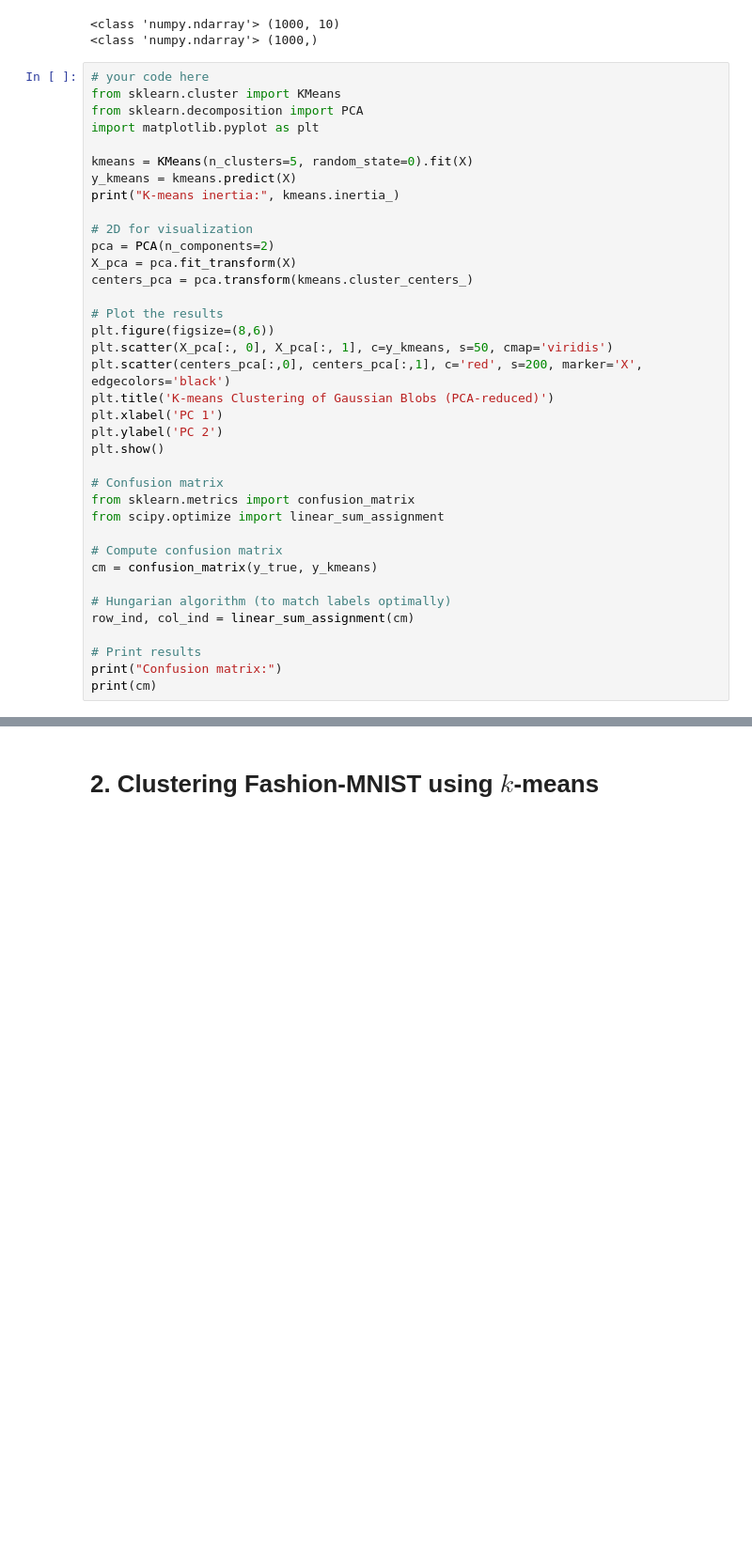
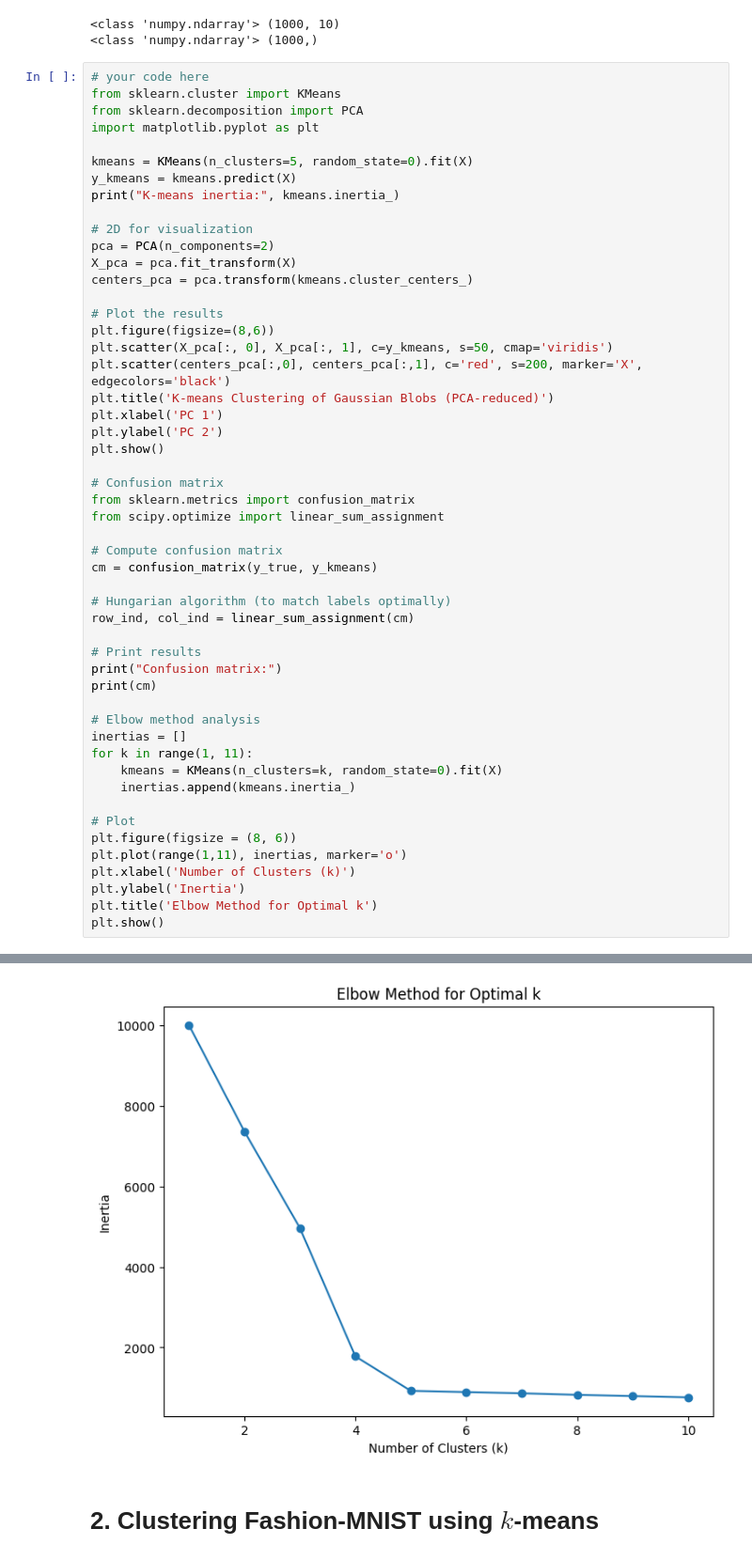
Before and after one commit to amyynguyen/MATH5750_Project2, a Jupyter notebook: project2.ipynb, the cells around one changed output, grey strips where cells are left out. Shown: that part at 94% size. Drawn from its saved outputs; the diff is of its cells as text; blank space fills up the shorter version.

```diff
--- a/project2.ipynb
+++ b/project2.ipynb
@@ -59,6 +59,20 @@ row_ind, col_ind = linear_sum_assignment(cm)
 # Print results
 print("Confusion matrix:")
 print(cm)
+
+# Elbow method analysis
+inertias = []
+for k in range(1, 11):
+    kmeans = KMeans(n_clusters=k, random_state=0).fit(X)
+    inertias.append(kmeans.inertia_)
+
+# Plot
+plt.figure(figsize = (8, 6))
+plt.plot(range(1,11), inertias, marker='o')
+plt.xlabel('Number of Clusters (k)')
+plt.ylabel('Inertia')
+plt.title('Elbow Method for Optimal k')
+plt.show()
 # %% [output]
 K-means inertia: 924.3159961688092
 [figure]
@@ -71,3 +85,4 @@ Confusion matrix after optimal label matching:
+[figure, added]
 # %% [markdown]
 # 2. Clustering Fashion-MNIST using $k$-means
 # %%
```
Also changed, not shown: parts of 1 cell of this notebook.
